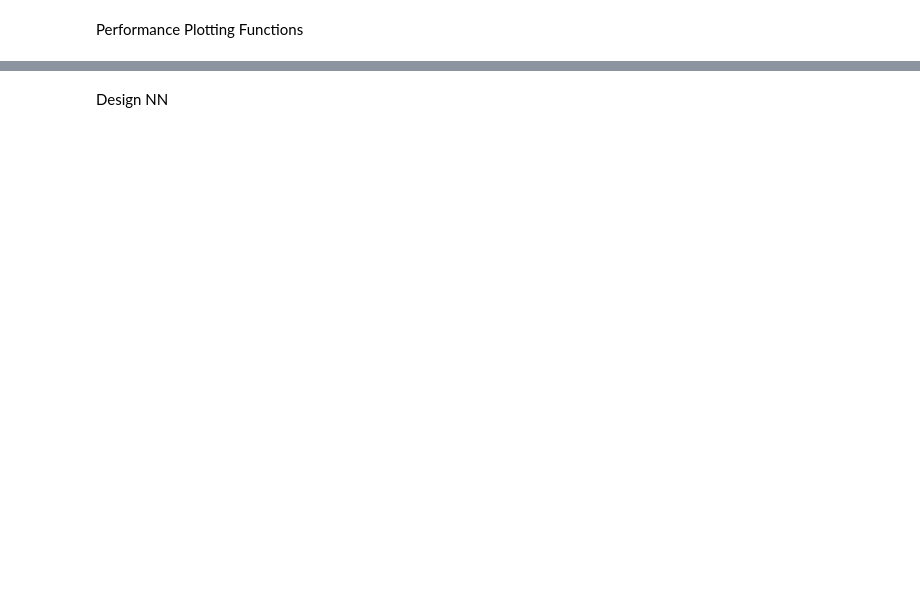
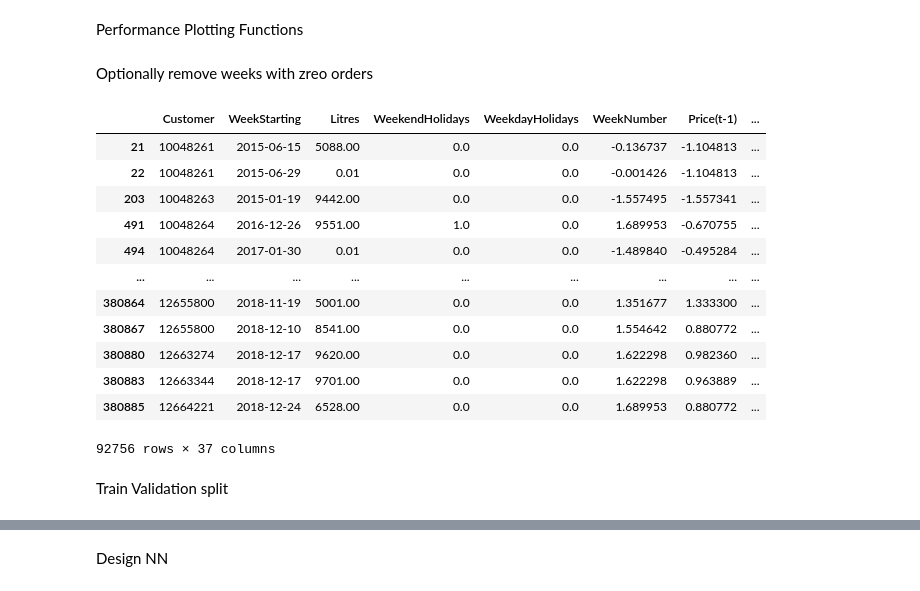
Before and after one commit to feyzijan/ShellDatathon, a Jupyter notebook: MLModels/NeuralNetSparse.ipynb, the cells around one changed output, grey strips where cells are left out. Drawn from its saved outputs; the diff is of its cells as text; code cells hidden in the pictures; blank space fills up the shorter version.

```diff
--- a/MLModels/NeuralNetSparse.ipynb
+++ b/MLModels/NeuralNetSparse.ipynb
@@ -79,0 +91,30 @@ def test_set_evalution(model, X_train, X_valid, y_train, y_valid,X_train_test,y_
+# %% [markdown]
+Optionally remove weeks with zreo orders
+# %%
+remove_zero = False
+if remove_zero == True:
+    df_train = df_train[df_train["Litres"] > 1]
+
+cutoff = False
+cutoff_threshold = 1000
+
+if cutoff == True:
+    df_train = df_train[df_train["Litres"] > cutoff_threshold]
+# %%
+df_train[df_train["Litres"] < 10000]
+# %% [output]
+|  | Customer | WeekStarting | Litres | WeekendHolidays | WeekdayHolidays | WeekNumber | Price(t-1) | ... |
+| 21 | 10048261 | 2015-06-15 | 5088.00 | 0.0 | 0.0 | -0.136737 | -1.104813 | ... |
+| 22 | 10048261 | 2015-06-29 | 0.01 | 0.0 | 0.0 | -0.001426 | -1.104813 | ... |
+| 203 | 10048263 | 2015-01-19 | 9442.00 | 0.0 | 0.0 | -1.557495 | -1.557341 | ... |
+| 491 | 10048264 | 2016-12-26 | 9551.00 | 1.0 | 0.0 | 1.689953 | -0.670755 | ... |
+| 494 | 10048264 | 2017-01-30 | 0.01 | 0.0 | 0.0 | -1.489840 | -0.495284 | ... |
+| ... | ... | ... | ... | ... | ... | ... | ... | ... |
+| 380864 | 12655800 | 2018-11-19 | 5001.00 | 0.0 | 0.0 | 1.351677 | 1.333300 | ... |
+| 380867 | 12655800 | 2018-12-10 | 8541.00 | 0.0 | 0.0 | 1.554642 | 0.880772 | ... |
+| 380880 | 12663274 | 2018-12-17 | 9620.00 | 0.0 | 0.0 | 1.622298 | 0.982360 | ... |
+| 380883 | 12663344 | 2018-12-17 | 9701.00 | 0.0 | 0.0 | 1.622298 | 0.963889 | ... |
+| 380885 | 12664221 | 2018-12-24 | 6528.00 | 0.0 | 0.0 | 1.689953 | 0.880772 | ... |
+92756 rows × 37 columns
+# %% [markdown]
+Train Validation split
```
Also changed, not shown: parts of 24 cells of this notebook, 19 other files.
